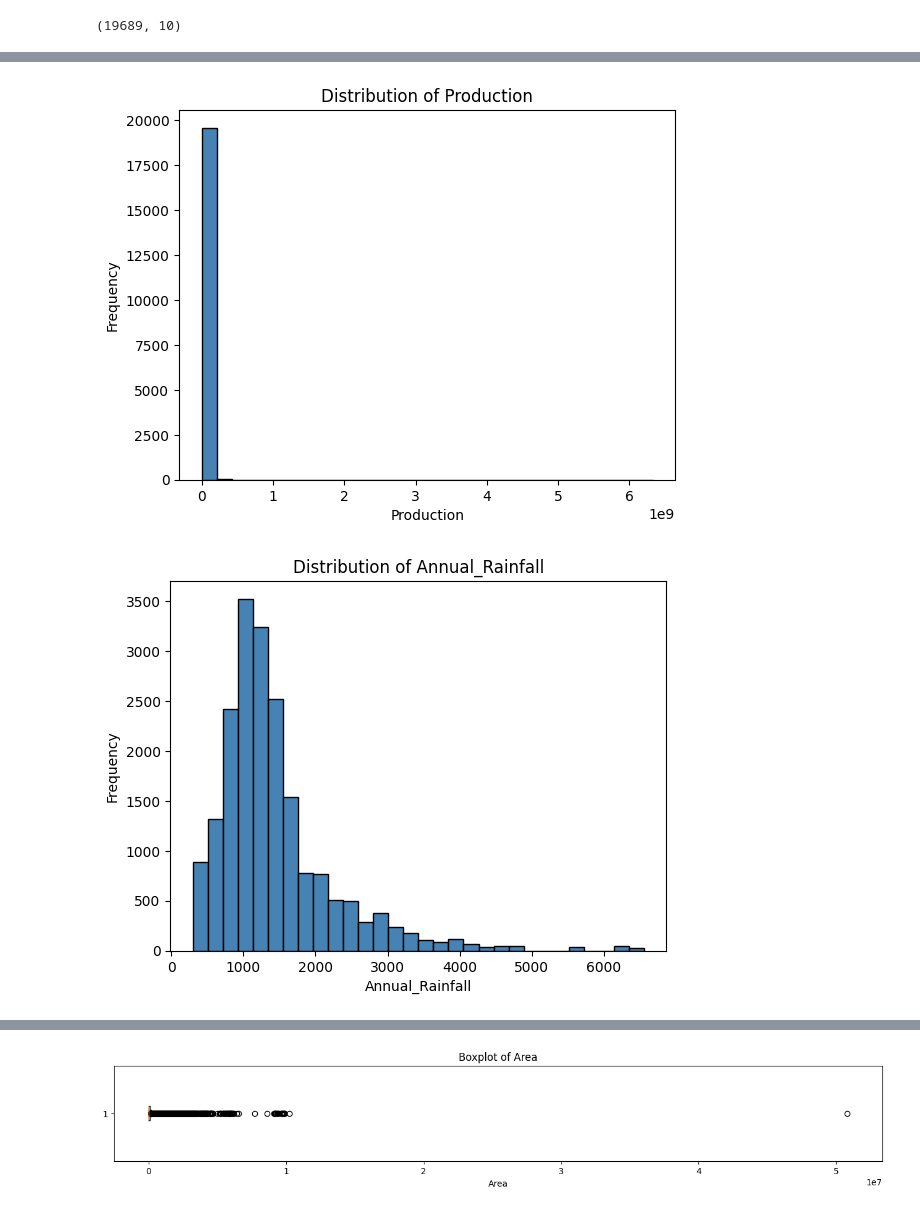
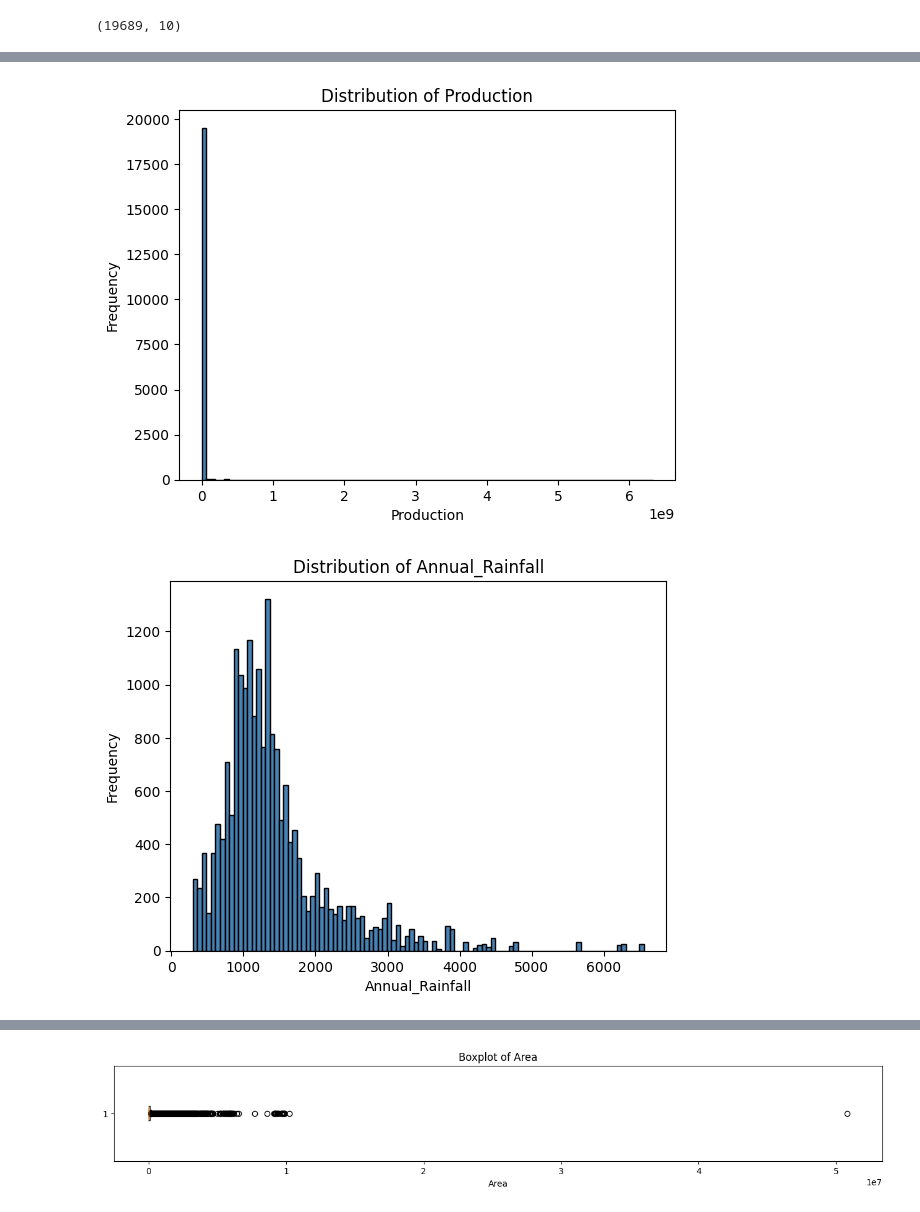
Before and after one commit to palakdeep316/Probation-Project-25, a Jupyter notebook: Palakdeep_kaur_task_6/eda.ipynb, the cells around one changed output, grey strips where cells are left out. Drawn from its saved outputs; the diff is of its cells as text; code cells hidden in the pictures.

```diff
--- a/Palakdeep_kaur_task_6/eda.ipynb
+++ b/Palakdeep_kaur_task_6/eda.ipynb
@@ -52,7 +52,7 @@ df.shape
 # %%
 num_cols =["Area", "Production", "Annual_Rainfall", "Fertilizer", "Pesticide", "Yield"]
 for col in num_cols:
-    plt.hist(df[col].dropna(),bins=30, color='steelblue', edgecolor='black')
+    plt.hist(df[col].dropna(),bins=100, color='steelblue', edgecolor='black')
     plt.title(f"Distribution of {col}")
     plt.xlabel(col)
     plt.ylabel("Frequency")
@@ -62,2 +62,2 @@ for col in num_cols:
-[figure, old version]
+[figure, new version]
-[figure, old version]
+[figure, new version]
```
Also changed, not shown: parts of 4 cells of this notebook, 1 other file.
